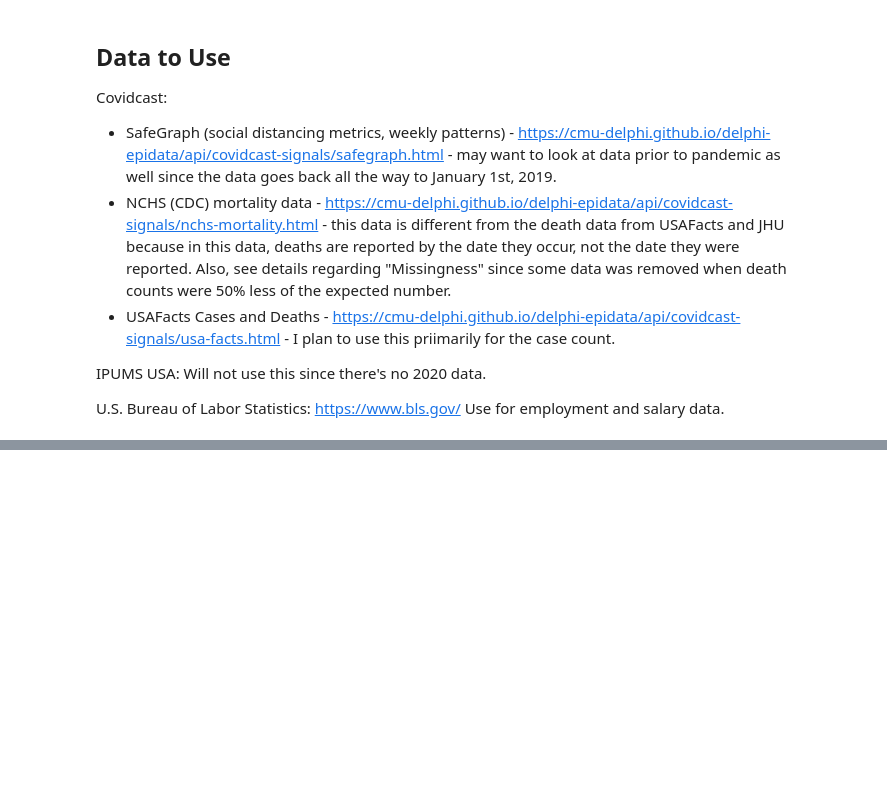
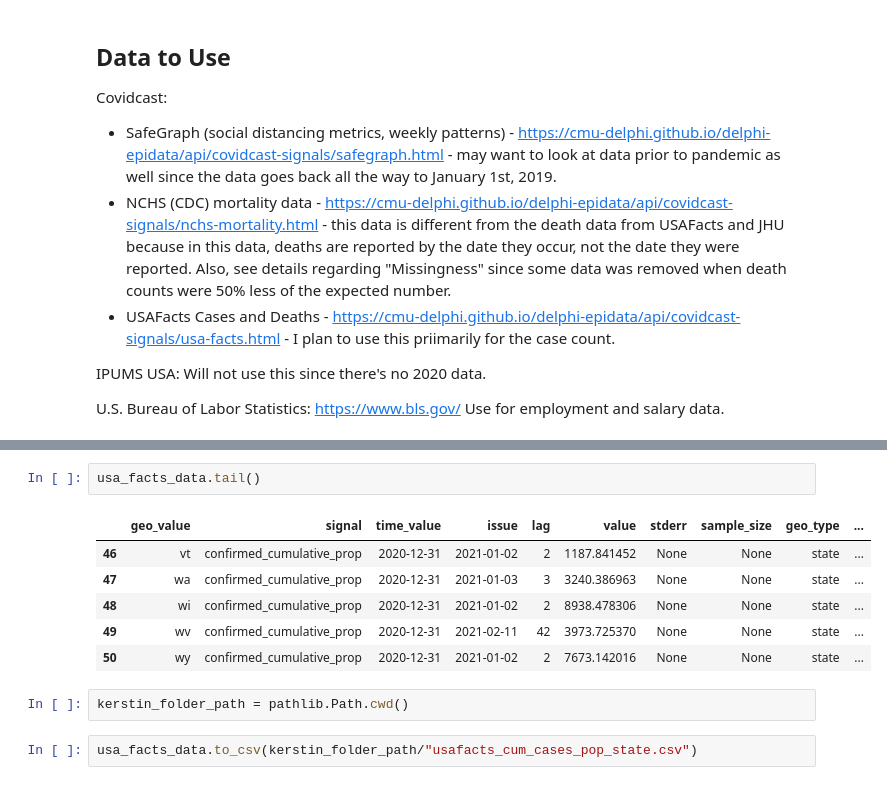
Before and after one commit to erickzli/IS597-COVID-Project, a Jupyter notebook: Kerstin's Folder/Step 1- Data Cleaning and Initial Exploration.ipynb, the cells around one changed output, grey strips where cells are left out. Cells and saved outputs as stored; diff of their text form; blank space fills up the shorter version.

```diff
--- a/Kerstin's Folder/Step 1- Data Cleaning and Initial Exploration.ipynb
+++ b/Kerstin's Folder/Step 1- Data Cleaning and Initial Exploration.ipynb
@@ -52,0 +93,13 @@ Use for employment and salary data.
+# %%
+usa_facts_data.tail()
+# %% [output]
+|  | geo_value | signal | time_value | issue | lag | value | stderr | sample_size | geo_type | ... |
+| 46 | vt | confirmed_cumulative_prop | 2020-12-31 | 2021-01-02 | 2 | 1187.841452 | None | None | state | ... |
+| 47 | wa | confirmed_cumulative_prop | 2020-12-31 | 2021-01-03 | 3 | 3240.386963 | None | None | state | ... |
+| 48 | wi | confirmed_cumulative_prop | 2020-12-31 | 2021-01-02 | 2 | 8938.478306 | None | None | state | ... |
+| 49 | wv | confirmed_cumulative_prop | 2020-12-31 | 2021-02-11 | 42 | 3973.725370 | None | None | state | ... |
+| 50 | wy | confirmed_cumulative_prop | 2020-12-31 | 2021-01-02 | 2 | 7673.142016 | None | None | state | ... |
+# %%
+kerstin_folder_path = pathlib.Path.cwd()
+# %%
+usa_facts_data.to_csv(kerstin_folder_path/"usafacts_cum_cases_pop_state.csv")
```
Also changed, not shown: parts of 10 cells of this notebook.
